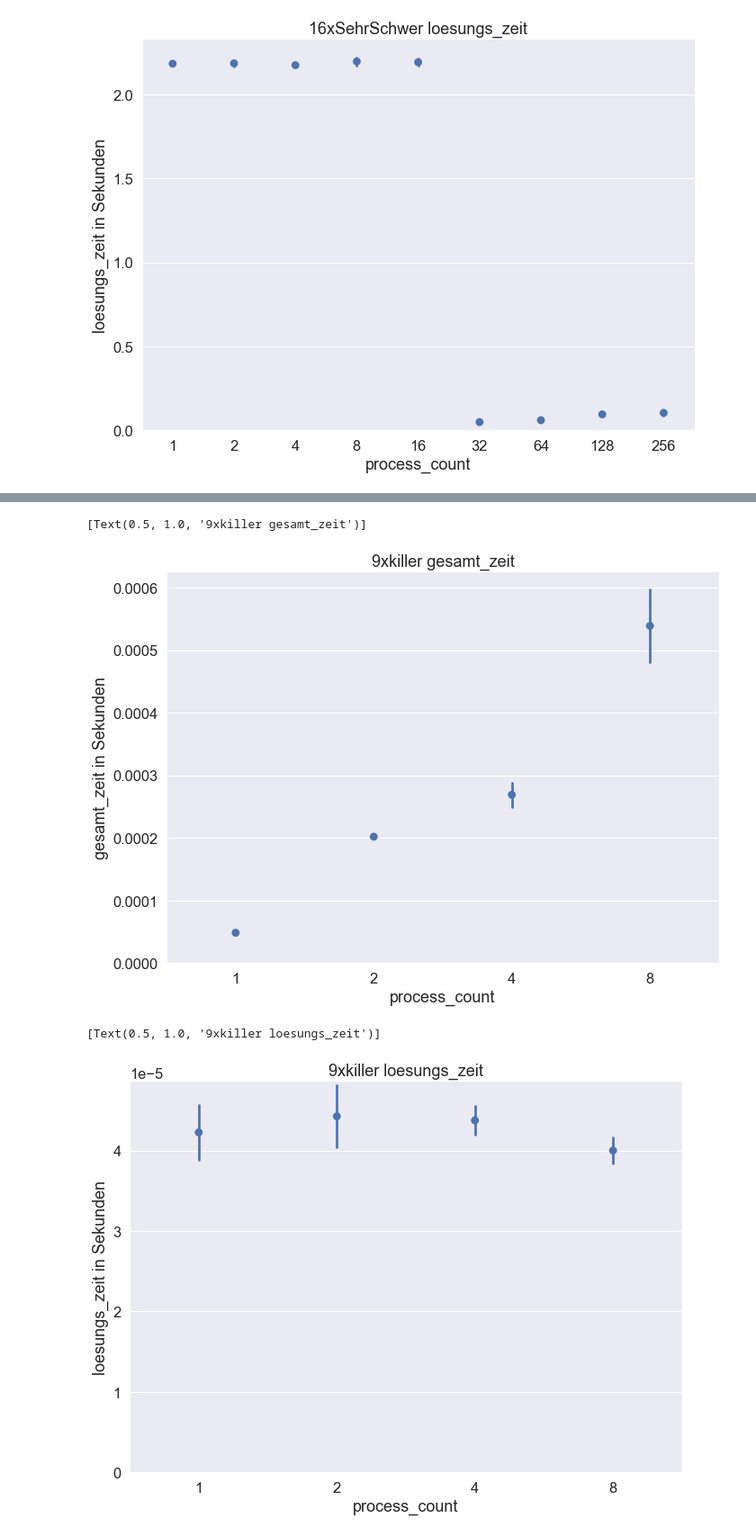
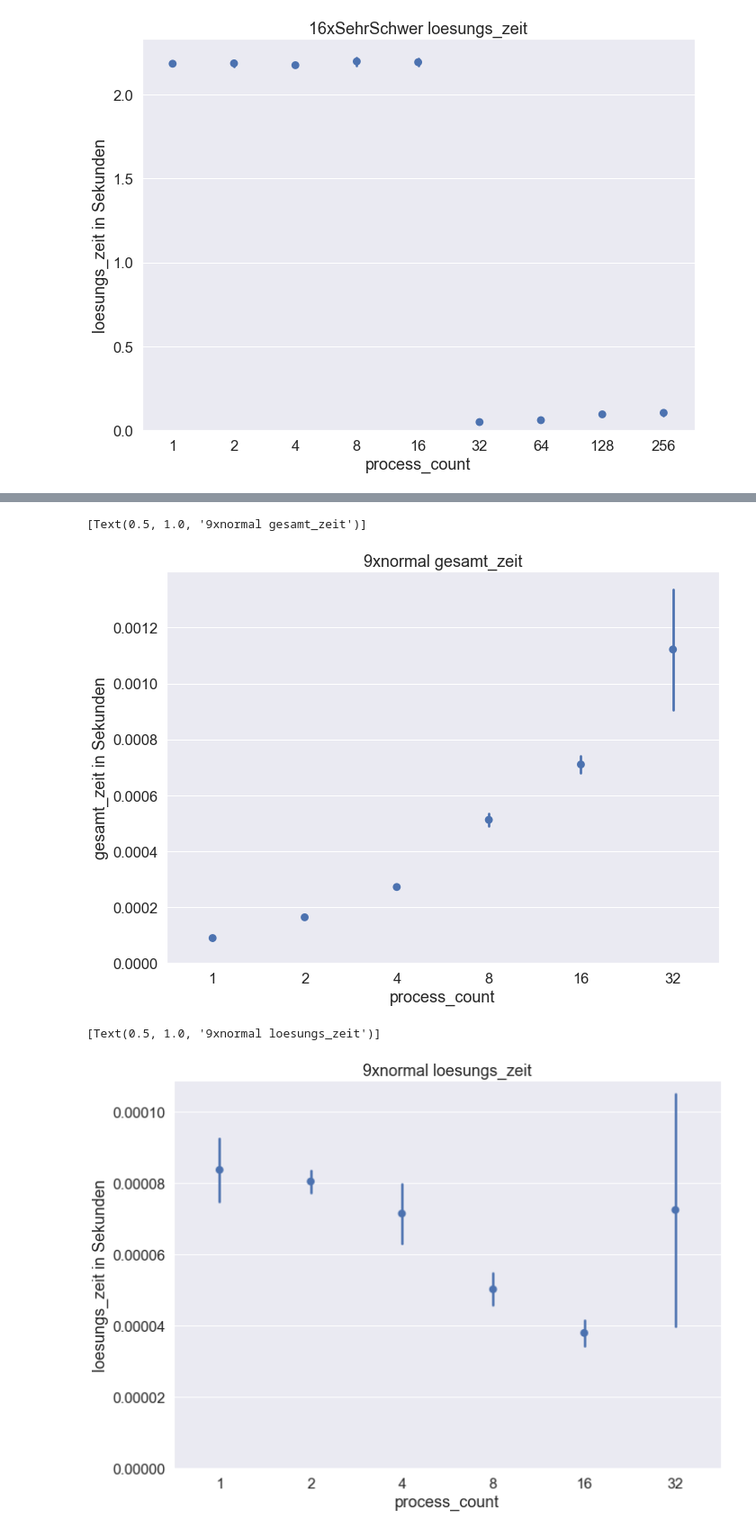
Before and after one commit to KamilJurczenko/sudoku_solver, a Jupyter notebook: rawdata/hpc4.ipynb, the cells around one changed output, grey strips where cells are left out. Shown: that part at 90% size. Drawn from its saved outputs; the diff is of its cells as text; code cells hidden in the pictures.

```diff
--- a/rawdata/hpc3.ipynb
+++ b/rawdata/hpc4.ipynb
@@ -110,7 +86,7 @@ ax.set(title='16xSehrSchwer loesungs_zeit')
 [Text(0.5, 1.0, '16xSehrSchwer loesungs_zeit')]
 [figure]
 # %%
-df9 = pd.read_csv('9xkiller.csv')
+df9 = pd.read_csv('9xnormalAA.csv')
 # %%
 df9
 # %% [output]
@@ -138,15 +105,15 @@ df9
 ax = sns.pointplot(data=df9, x="process_count", y="gesamt_zeit", dodge=True, join=False, ci='sd')
 ax.set(ylabel='gesamt_zeit in Sekunden')
 ax.set_ylim(bottom=0)
-ax.set(title='9xkiller gesamt_zeit')
+ax.set(title='9xnormal gesamt_zeit')
 # %% [output]
-[Text(0.5, 1.0, '9xkiller gesamt_zeit')]
+[Text(0.5, 1.0, '9xnormal gesamt_zeit')]
-[figure, old version]
+[figure, new version]
 # %%
 ax = sns.pointplot(data=df9, x="process_count", y="loesungs_zeit", dodge=True, join=False, ci='sd')
 ax.set(ylabel='loesungs_zeit in Sekunden')
 ax.set_ylim(bottom=0)
-ax.set(title='9xkiller loesungs_zeit')
+ax.set(title='9xnormal loesungs_zeit')
 # %% [output]
-[Text(0.5, 1.0, '9xkiller loesungs_zeit')]
+[Text(0.5, 1.0, '9xnormal loesungs_zeit')]
-[figure, old version]
+[figure, new version]
```
Also changed, not shown: parts of 4 cells of this notebook, 4 other files.
